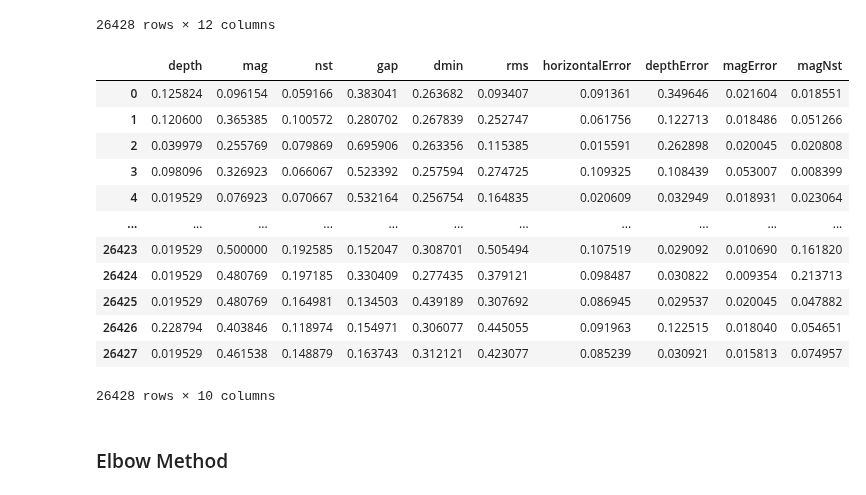
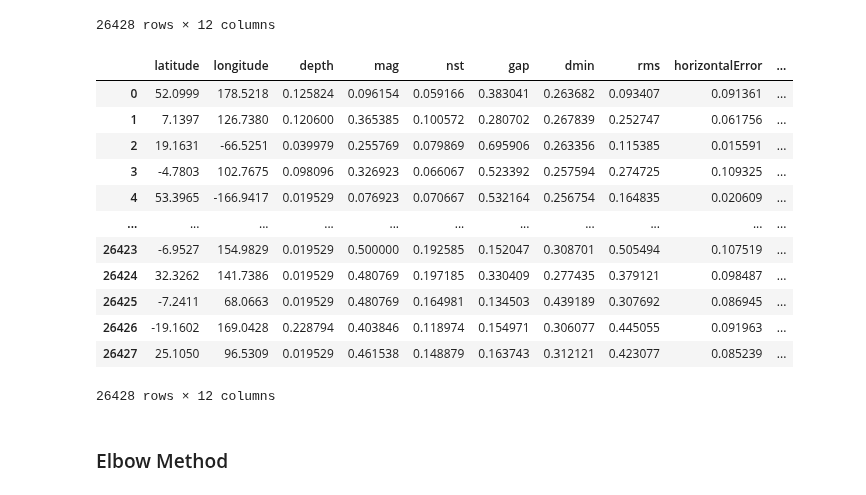
Before and after one commit to waiee/Earthquake_Prediction, a Jupyter notebook: finalcode.ipynb, the cells around one changed output. Drawn from its saved outputs; the diff is of its cells as text; code cells hidden in the pictures.

```diff
--- a/finalcode.ipynb
+++ b/finalcode.ipynb
@@ -161,35 +161,35 @@ clean_num_col
 # %%
 # from sklearn.preprocessing import StandardScaler
 from sklearn.preprocessing import MinMaxScaler
 
 # Select the columns to exclude from normalization
 columns_to_exclude = ['latitude', 'longitude']
 
 # Select the columns to normalize
 columns_to_normalize = [col for col in clean_num_col.columns if col not in columns_to_exclude]
 
 # Fit the scaler on the selected columns
 scaler = MinMaxScaler().fit(clean_num_col[columns_to_normalize])
 
 # Transform the selected columns
 newdf_norm = clean_num_col.copy()
 newdf_norm[columns_to_normalize] = scaler.transform(clean_num_col[columns_to_normalize])
-newdf_norm = newdf_norm.drop(columns=['latitude','longitude'])
+# newdf_norm = newdf_norm.drop(columns=['latitude','longitude'])
 newdf_norm
 # %% [output]
-|  | depth | mag | nst | gap | dmin | rms | horizontalError | depthError | magError | magNst |
-| 0 | 0.125824 | 0.096154 | 0.059166 | 0.383041 | 0.263682 | 0.093407 | 0.091361 | 0.349646 | 0.021604 | 0.018551 |
-| 1 | 0.120600 | 0.365385 | 0.100572 | 0.280702 | 0.267839 | 0.252747 | 0.061756 | 0.122713 | 0.018486 | 0.051266 |
-| 2 | 0.039979 | 0.255769 | 0.079869 | 0.695906 | 0.263356 | 0.115385 | 0.015591 | 0.262898 | 0.020045 | 0.020808 |
-| 3 | 0.098096 | 0.326923 | 0.066067 | 0.523392 | 0.257594 | 0.274725 | 0.109325 | 0.108439 | 0.053007 | 0.008399 |
-| 4 | 0.019529 | 0.076923 | 0.070667 | 0.532164 | 0.256754 | 0.164835 | 0.020609 | 0.032949 | 0.018931 | 0.023064 |
+|  | latitude | longitude | depth | mag | nst | gap | dmin | rms | horizontalError | ... |
+| 0 | 52.0999 | 178.5218 | 0.125824 | 0.096154 | 0.059166 | 0.383041 | 0.263682 | 0.093407 | 0.091361 | ... |
+| 1 | 7.1397 | 126.7380 | 0.120600 | 0.365385 | 0.100572 | 0.280702 | 0.267839 | 0.252747 | 0.061756 | ... |
+| 2 | 19.1631 | -66.5251 | 0.039979 | 0.255769 | 0.079869 | 0.695906 | 0.263356 | 0.115385 | 0.015591 | ... |
+| 3 | -4.7803 | 102.7675 | 0.098096 | 0.326923 | 0.066067 | 0.523392 | 0.257594 | 0.274725 | 0.109325 | ... |
+| 4 | 53.3965 | -166.9417 | 0.019529 | 0.076923 | 0.070667 | 0.532164 | 0.256754 | 0.164835 | 0.020609 | ... |
 | ... | ... | ... | ... | ... | ... | ... | ... | ... | ... | ... |
-| 26423 | 0.019529 | 0.500000 | 0.192585 | 0.152047 | 0.308701 | 0.505494 | 0.107519 | 0.029092 | 0.010690 | 0.161820 |
-| 26424 | 0.019529 | 0.480769 | 0.197185 | 0.330409 | 0.277435 | 0.379121 | 0.098487 | 0.030822 | 0.009354 | 0.213713 |
-| 26425 | 0.019529 | 0.480769 | 0.164981 | 0.134503 | 0.439189 | 0.307692 | 0.086945 | 0.029537 | 0.020045 | 0.047882 |
-| 26426 | 0.228794 | 0.403846 | 0.118974 | 0.154971 | 0.306077 | 0.445055 | 0.091963 | 0.122515 | 0.018040 | 0.054651 |
-| 26427 | 0.019529 | 0.461538 | 0.148879 | 0.163743 | 0.312121 | 0.423077 | 0.085239 | 0.030921 | 0.015813 | 0.074957 |
+| 26423 | -6.9527 | 154.9829 | 0.019529 | 0.500000 | 0.192585 | 0.152047 | 0.308701 | 0.505494 | 0.107519 | ... |
+| 26424 | 32.3262 | 141.7386 | 0.019529 | 0.480769 | 0.197185 | 0.330409 | 0.277435 | 0.379121 | 0.098487 | ... |
+| 26425 | -7.2411 | 68.0663 | 0.019529 | 0.480769 | 0.164981 | 0.134503 | 0.439189 | 0.307692 | 0.086945 | ... |
+| 26426 | -19.1602 | 169.0428 | 0.228794 | 0.403846 | 0.118974 | 0.154971 | 0.306077 | 0.445055 | 0.091963 | ... |
+| 26427 | 25.1050 | 96.5309 | 0.019529 | 0.461538 | 0.148879 | 0.163743 | 0.312121 | 0.423077 | 0.085239 | ... |
-26428 rows × 10 columns
+26428 rows × 12 columns
 # %%
 newdf_norm.to_csv('newdf_norm.csv', index=False)
 # %% [markdown]
```
Also changed, not shown: parts of 6 cells of this notebook, 2 other files.
